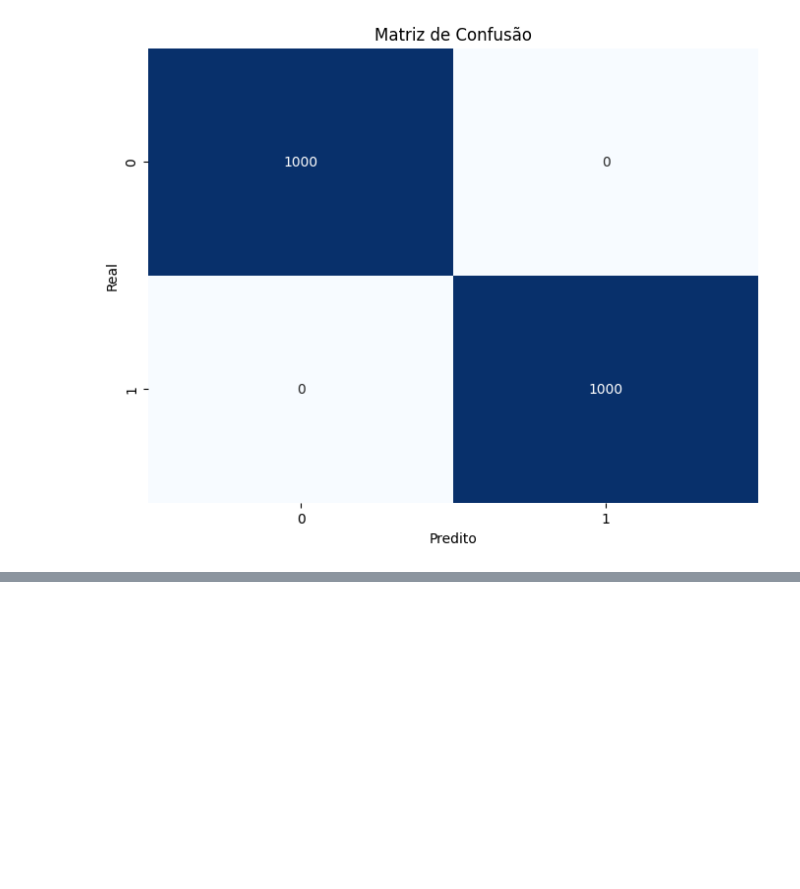
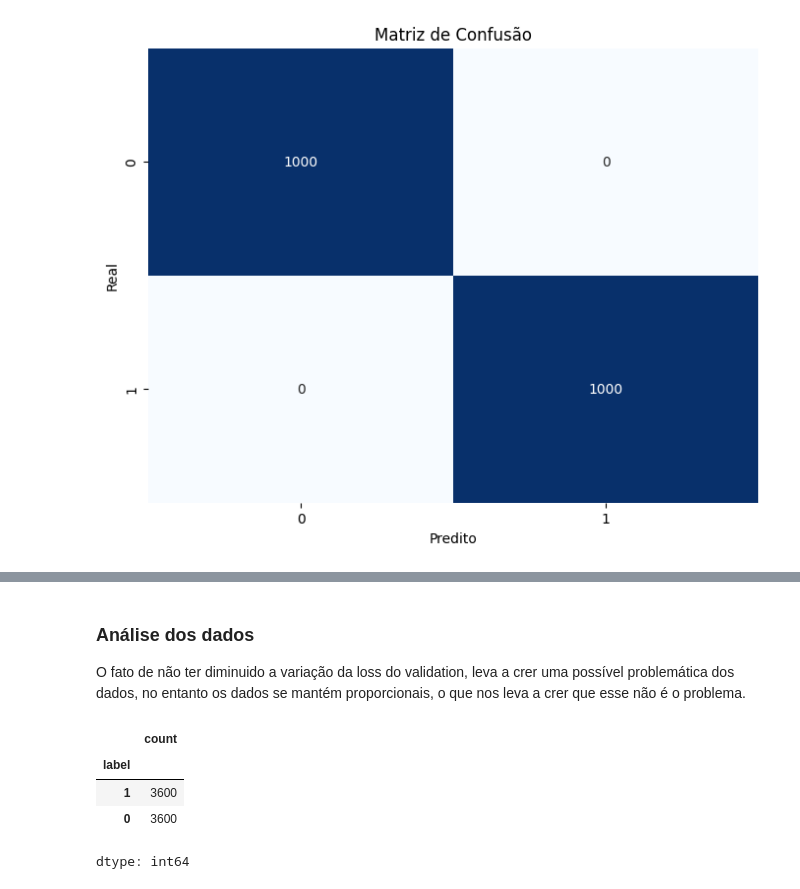
Before and after one commit to Leir-Cruz/machine-learning-colon-detection, a Jupyter notebook: notebooks/sucess/v1/ColonDetectionRes50.ipynb, the cells around one changed output, grey strips where cells are left out. Drawn from its saved outputs; the diff is of its cells as text; code cells hidden in the pictures; blank space fills up the shorter version.

```diff
--- a/notebooks/sucess/ColonDetectionRes50.ipynb
+++ b/notebooks/sucess/v1/ColonDetectionRes50.ipynb
@@ -249,0 +314,11 @@ plt.show()
+# %% [markdown]
+### Análise dos dados
+O fato de não ter diminuido a variação da loss do validation, leva a crer uma possível problemática dos dados, no entanto os dados se mantém proporcionais, o que nos leva a crer que esse não é o problema.
+# %%
+df_train['label'].value_counts()
+# %% [output]
+|  | count |
+| label |  |
+| 1 | 3600 |
+| 0 | 3600 |
+dtype: int64
```
Also changed, not shown: parts of 12 cells of this notebook, 2 other files.
